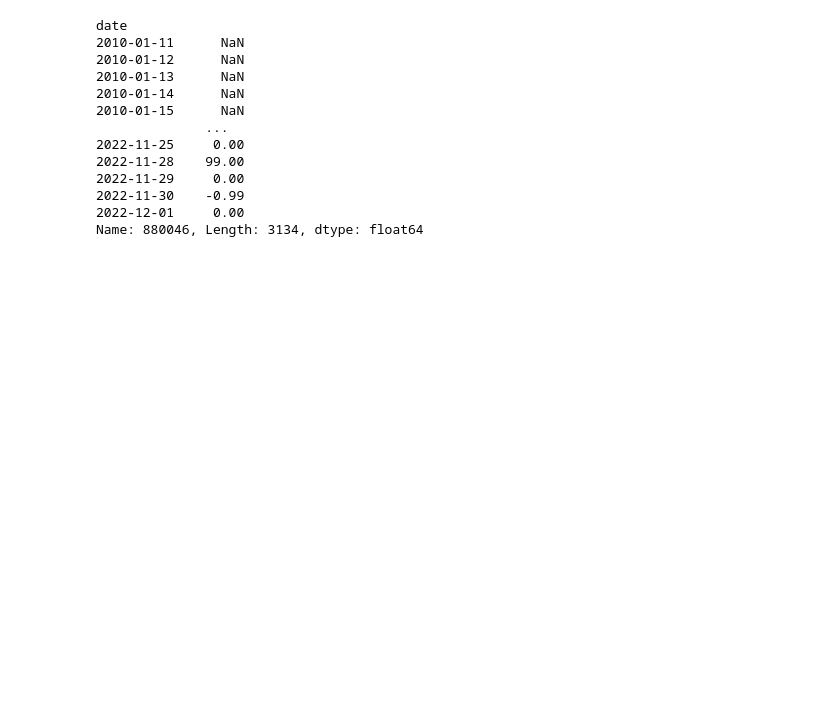
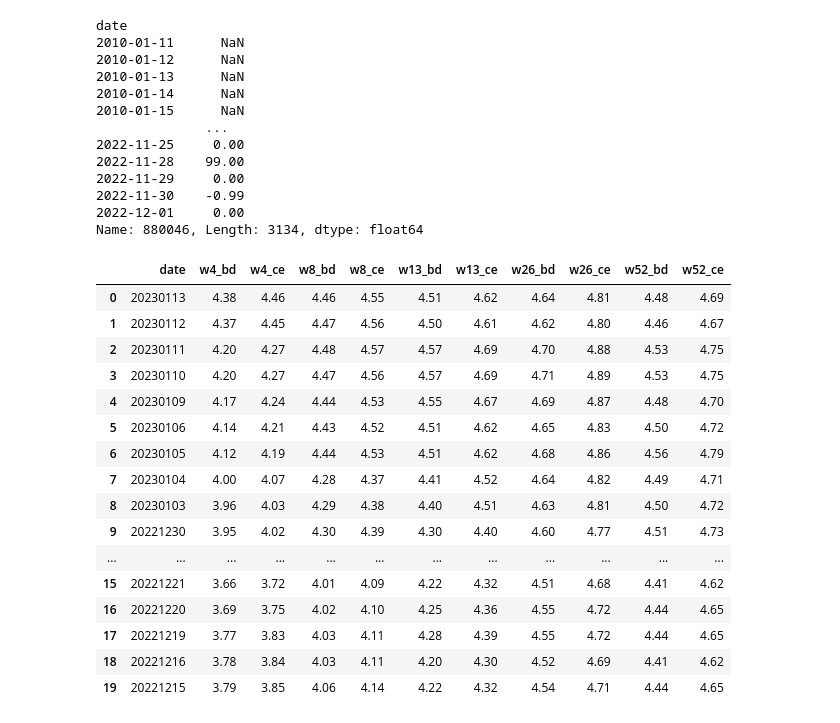
Before and after one commit to chetianjian/Invoker, a Jupyter notebook: Untitled.ipynb, the cells around one changed output. Saved outputs shown, nothing was run; the diff lists cells and outputs as text; code cells hidden in the pictures; blank space fills up the shorter version.

```diff
--- a/Untitled.ipynb
+++ b/Untitled.ipynb
@@ -1069,0 +1073,24 @@ Name: 880046, Length: 3134, dtype: float64
+# %%
+pro = ts.pro_api()
+
+df = pro.us_tbr(start_date='20210101', end_date='20230201')
+# %%
+df.head(20)
+# %% [output]
+|  | date | w4_bd | w4_ce | w8_bd | w8_ce | w13_bd | w13_ce | w26_bd | w26_ce | w52_bd | w52_ce |
+| 0 | 20230113 | 4.38 | 4.46 | 4.46 | 4.55 | 4.51 | 4.62 | 4.64 | 4.81 | 4.48 | 4.69 |
+| 1 | 20230112 | 4.37 | 4.45 | 4.47 | 4.56 | 4.50 | 4.61 | 4.62 | 4.80 | 4.46 | 4.67 |
+| 2 | 20230111 | 4.20 | 4.27 | 4.48 | 4.57 | 4.57 | 4.69 | 4.70 | 4.88 | 4.53 | 4.75 |
+| 3 | 20230110 | 4.20 | 4.27 | 4.47 | 4.56 | 4.57 | 4.69 | 4.71 | 4.89 | 4.53 | 4.75 |
+| 4 | 20230109 | 4.17 | 4.24 | 4.44 | 4.53 | 4.55 | 4.67 | 4.69 | 4.87 | 4.48 | 4.70 |
+| 5 | 20230106 | 4.14 | 4.21 | 4.43 | 4.52 | 4.51 | 4.62 | 4.65 | 4.83 | 4.50 | 4.72 |
+| 6 | 20230105 | 4.12 | 4.19 | 4.44 | 4.53 | 4.51 | 4.62 | 4.68 | 4.86 | 4.56 | 4.79 |
+| 7 | 20230104 | 4.00 | 4.07 | 4.28 | 4.37 | 4.41 | 4.52 | 4.64 | 4.82 | 4.49 | 4.71 |
+| 8 | 20230103 | 3.96 | 4.03 | 4.29 | 4.38 | 4.40 | 4.51 | 4.63 | 4.81 | 4.50 | 4.72 |
+| 9 | 20221230 | 3.95 | 4.02 | 4.30 | 4.39 | 4.30 | 4.40 | 4.60 | 4.77 | 4.51 | 4.73 |
+| ... | ... | ... | ... | ... | ... | ... | ... | ... | ... | ... | ... |
+| 15 | 20221221 | 3.66 | 3.72 | 4.01 | 4.09 | 4.22 | 4.32 | 4.51 | 4.68 | 4.41 | 4.62 |
+| 16 | 20221220 | 3.69 | 3.75 | 4.02 | 4.10 | 4.25 | 4.36 | 4.55 | 4.72 | 4.44 | 4.65 |
+| 17 | 20221219 | 3.77 | 3.83 | 4.03 | 4.11 | 4.28 | 4.39 | 4.55 | 4.72 | 4.44 | 4.65 |
+| 18 | 20221216 | 3.78 | 3.84 | 4.03 | 4.11 | 4.20 | 4.30 | 4.52 | 4.69 | 4.41 | 4.62 |
+| 19 | 20221215 | 3.79 | 3.85 | 4.06 | 4.14 | 4.22 | 4.32 | 4.54 | 4.71 | 4.44 | 4.65 |
```
Also changed, not shown: parts of 1 cell of this notebook, 5 other files.
